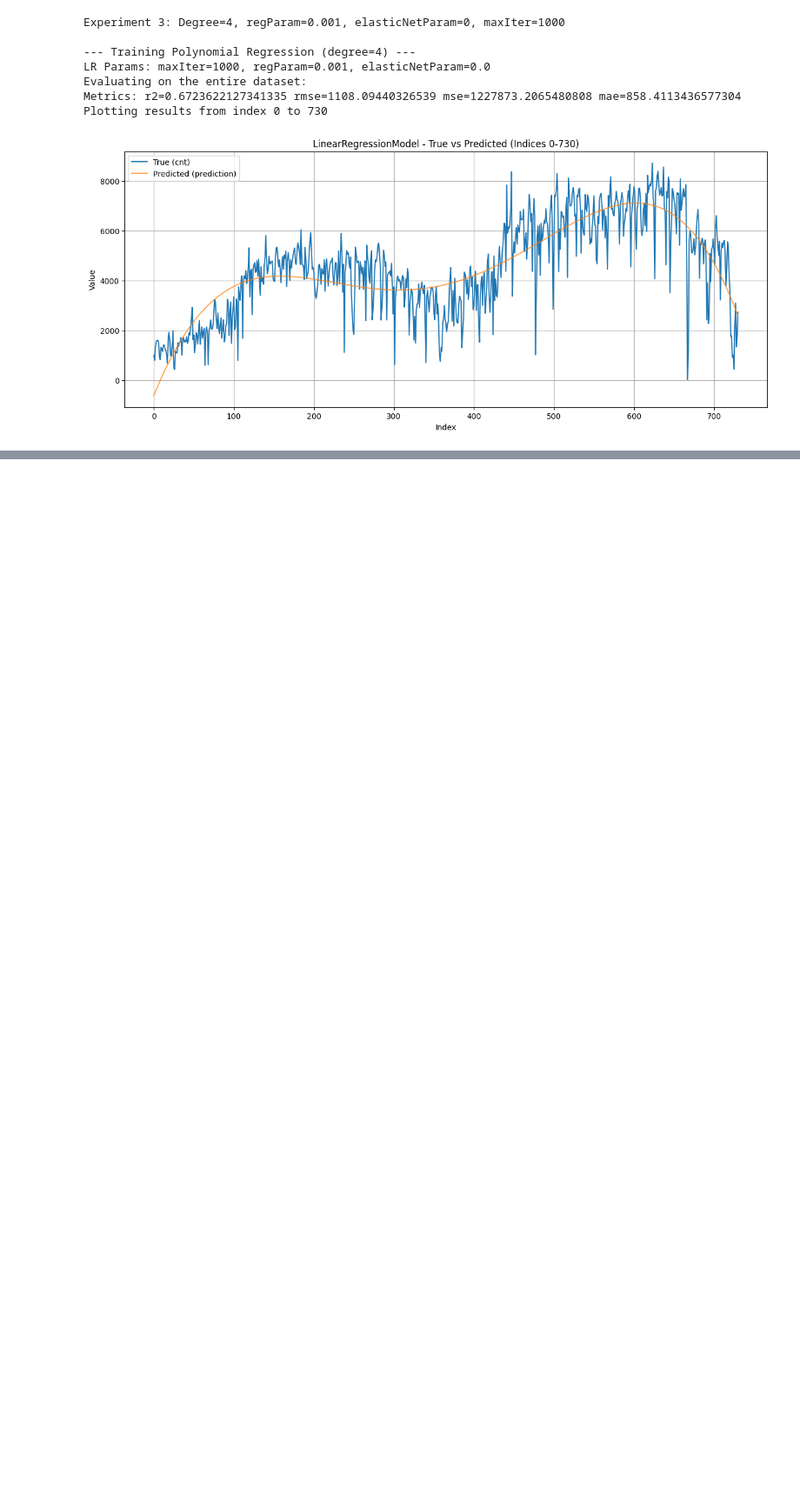
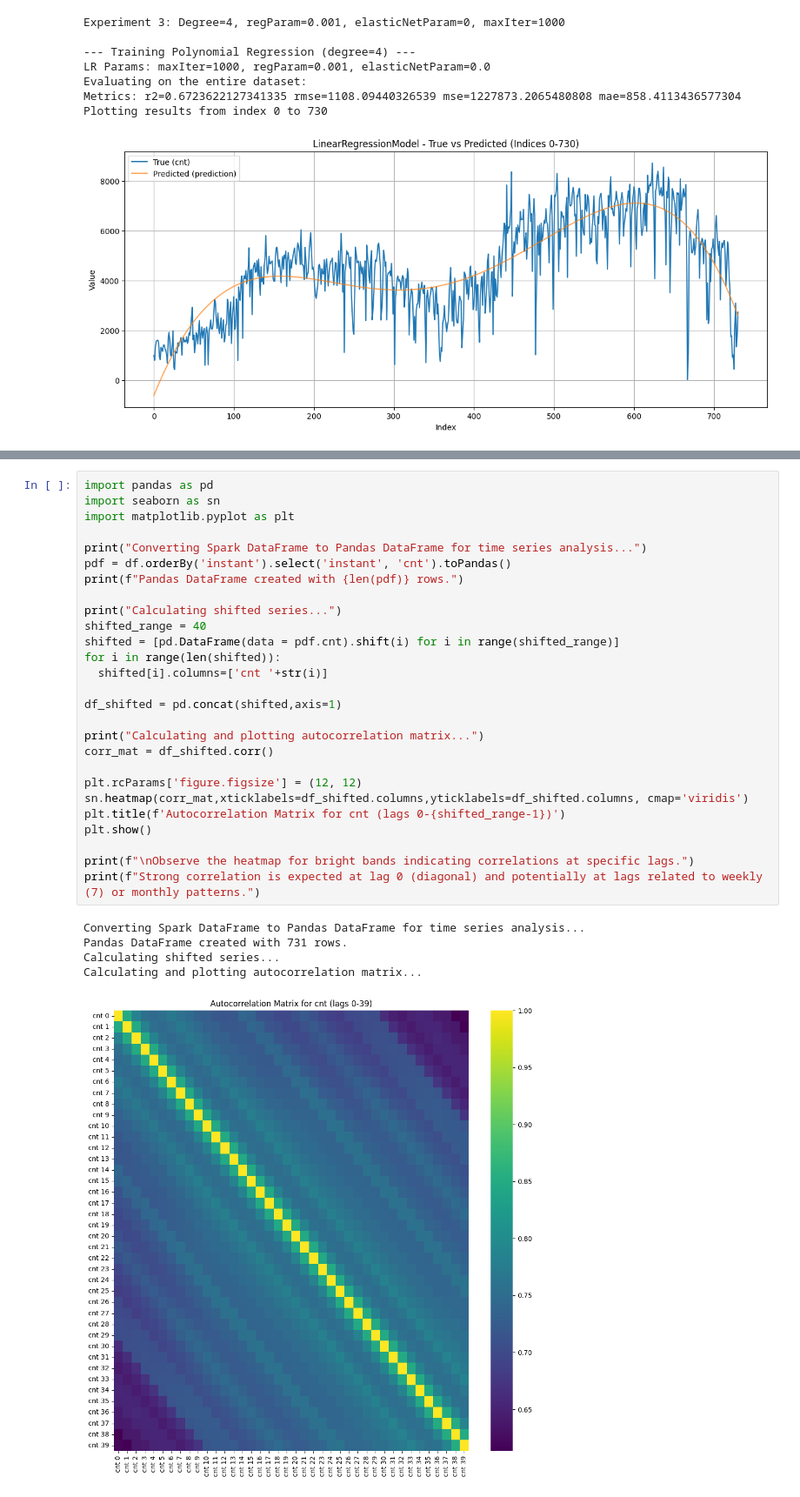
Before and after one commit to IwoSzczepaniak/DataExploration, a Jupyter notebook: src/main/resources/spark-jdk17/spark-jupyter/lab6.ipynb, the cells around one changed output, grey strips where cells are left out. Shown at 87% size. Drawn from its saved outputs; the diff is of its cells as text; blank space fills up the shorter version.

```diff
--- a/src/main/resources/spark-jdk17/spark-jupyter/lab6.ipynb
+++ b/src/main/resources/spark-jdk17/spark-jupyter/lab6.ipynb
@@ -853,0 +857,33 @@ Plotting results from index 0 to 730
+# %%
+import pandas as pd
+import seaborn as sn
+import matplotlib.pyplot as plt
+
+print("Converting Spark DataFrame to Pandas DataFrame for time series analysis...")
+pdf = df.orderBy('instant').select('instant', 'cnt').toPandas()
+print(f"Pandas DataFrame created with {len(pdf)} rows.")
+
+print("Calculating shifted series...")
+shifted_range = 40
+shifted = [pd.DataFrame(data = pdf.cnt).shift(i) for i in range(shifted_range)]
+for i in range(len(shifted)):
+  shifted[i].columns=['cnt '+str(i)]
+
+df_shifted = pd.concat(shifted,axis=1)
+
+print("Calculating and plotting autocorrelation matrix...")
+corr_mat = df_shifted.corr()
+
+plt.rcParams['figure.figsize'] = (12, 12)
+sn.heatmap(corr_mat,xticklabels=df_shifted.columns,yticklabels=df_shifted.columns, cmap='viridis')
+plt.title(f'Autocorrelation Matrix for cnt (lags 0-{shifted_range-1})')
+plt.show()
+
+print(f"\nObserve the heatmap for bright bands indicating correlations at specific lags.")
+print(f"Strong correlation is expected at lag 0 (diagonal) and potentially at lags related to weekly (7) or monthly patterns.")
+# %% [output]
+Converting Spark DataFrame to Pandas DataFrame for time series analysis...
+Pandas DataFrame created with 731 rows.
+Calculating shifted series...
+Calculating and plotting autocorrelation matrix...
+[figure, added]
```
Also changed, not shown: parts of 6 cells of this notebook.
